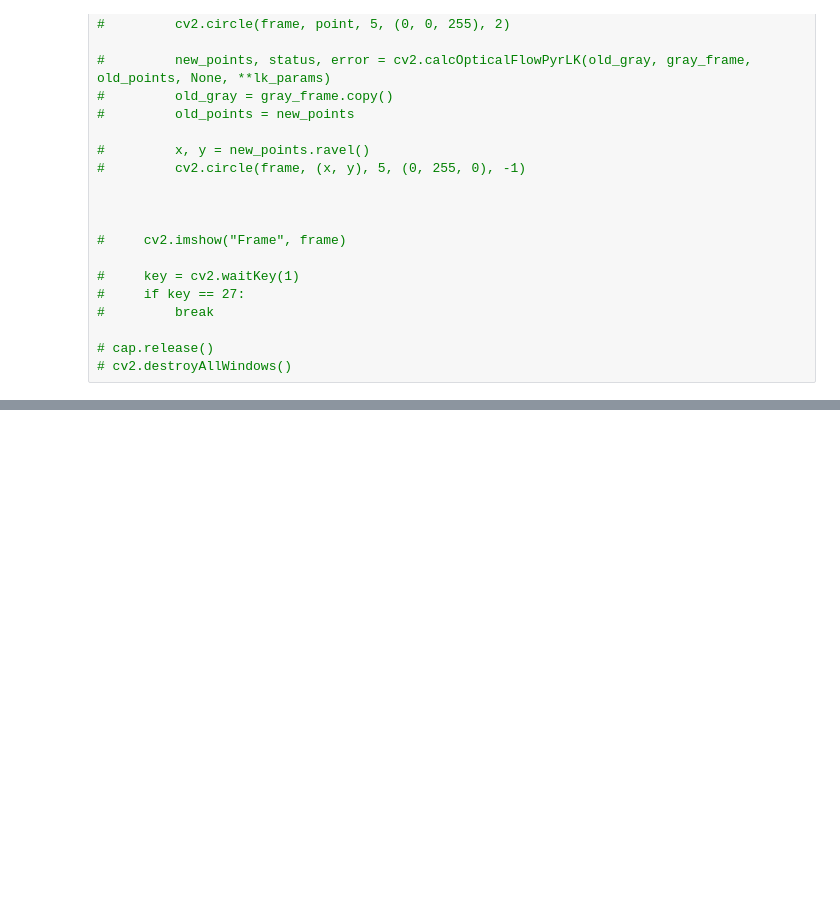
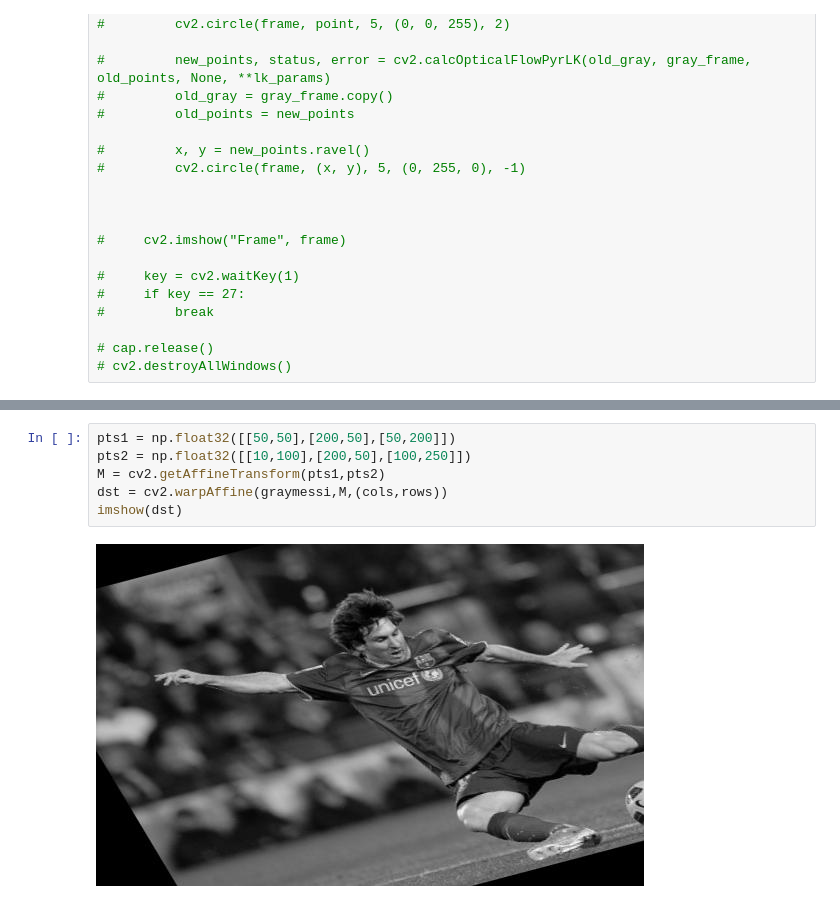
Before and after one commit to jalalirs/Introduction-to-Computer-Vision, a Jupyter notebook: L6/L6.ipynb, the cells around one changed output, grey strips where cells are left out. Drawn from its saved outputs; the diff is of its cells as text; blank space fills up the shorter version.

```diff
--- a/L6/L6.ipynb
+++ b/L6/L6.ipynb
@@ -797,0 +830,8 @@ Known as a **Gaussian Pyramid** [Burt and Adelson, 1983]
+# %%
+pts1 = np.float32([[50,50],[200,50],[50,200]])
+pts2 = np.float32([[10,100],[200,50],[100,250]])
+M = cv2.getAffineTransform(pts1,pts2)
+dst = cv2.warpAffine(graymessi,M,(cols,rows))
+imshow(dst)
+# %% [output]
+[figure, added]
```
Also changed, not shown: parts of 12 cells of this notebook, 10 other files.
